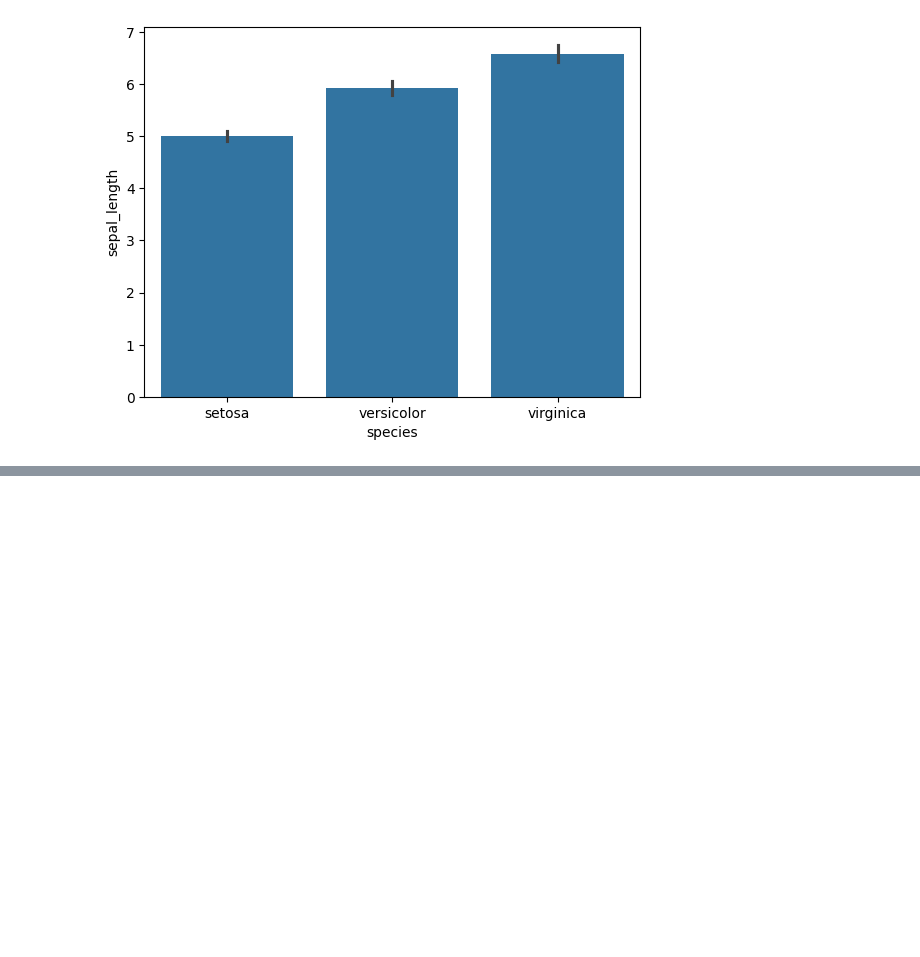
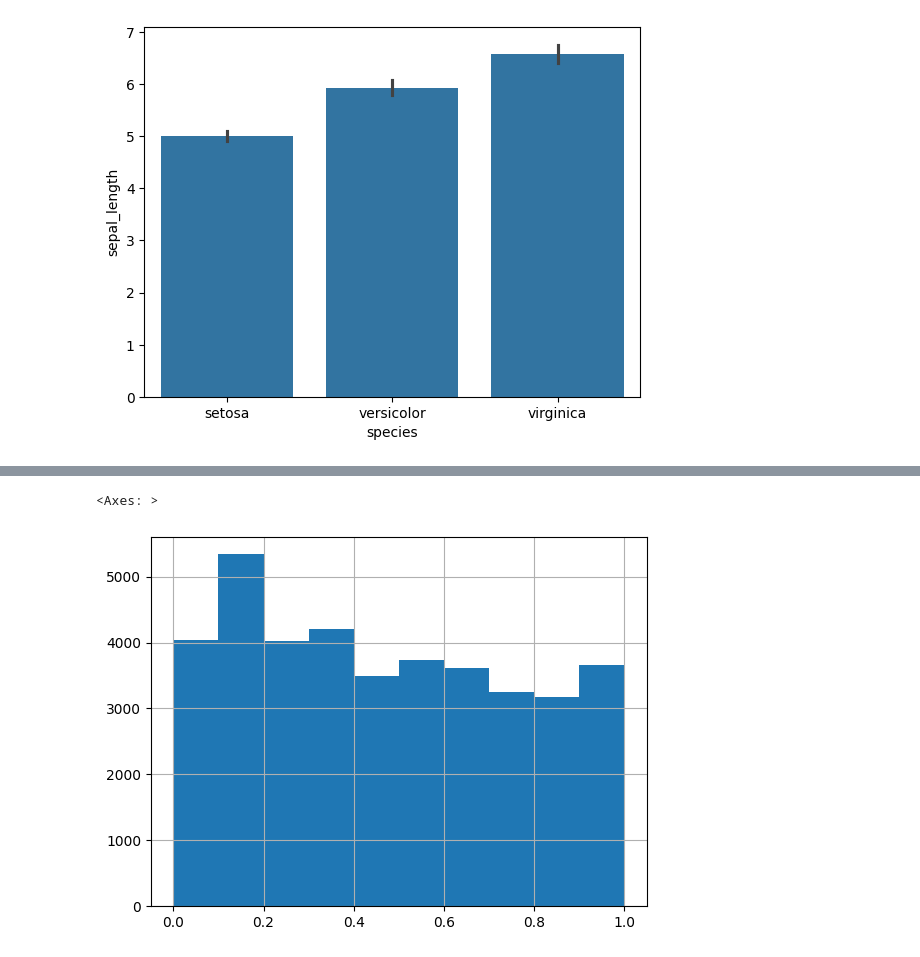
Before and after one commit to jasonssdev/data-science, a Jupyter notebook: descriptive_statistics/notebooks/01-data-type-jssdev.ipynb, the cells around one changed output, grey strips where cells are left out. Drawn from its saved outputs; the diff is of its cells as text; code cells hidden in the pictures; blank space fills up the shorter version.

```diff
--- a/descriptive_statistics/01-data-type-jssdev.ipynb
+++ b/descriptive_statistics/notebooks/01-data-type-jssdev.ipynb
@@ -270,0 +352,6 @@ sns.barplot(x='species', y='sepal_length', data= df_iris)
+# %%
+p = 10000
+df_car.price_usd.apply(lambda x: np.tanh(x/p)).hist()
+# %% [output]
+<Axes: >
+[figure, added]
```
Also changed, not shown: parts of 13 cells of this notebook, 1 other file.
